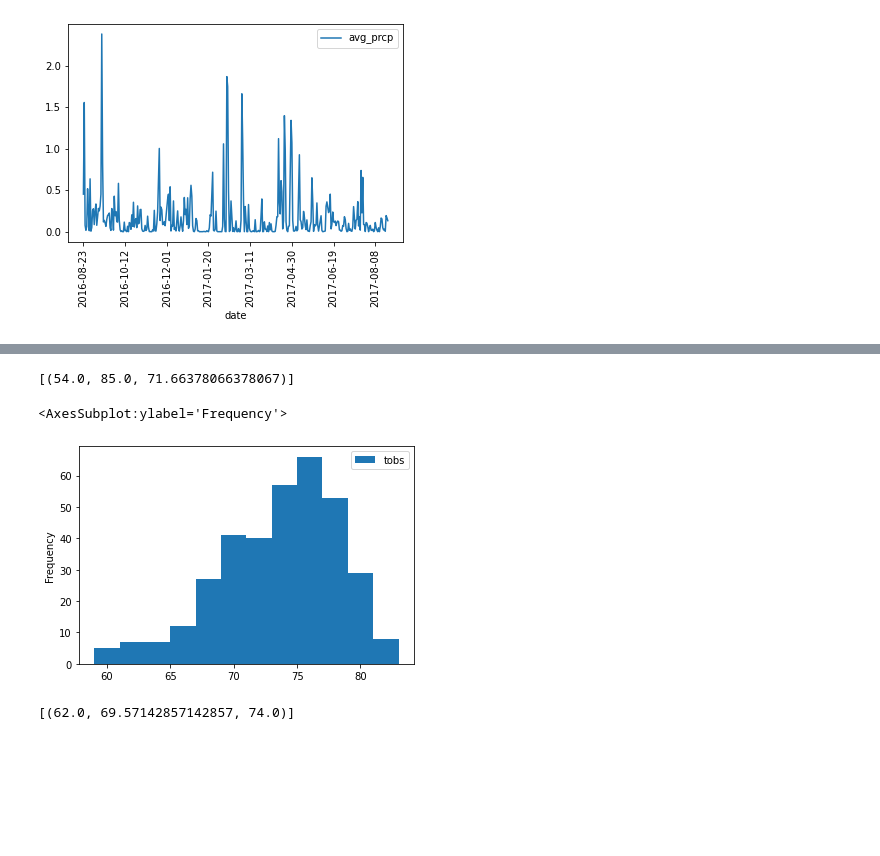
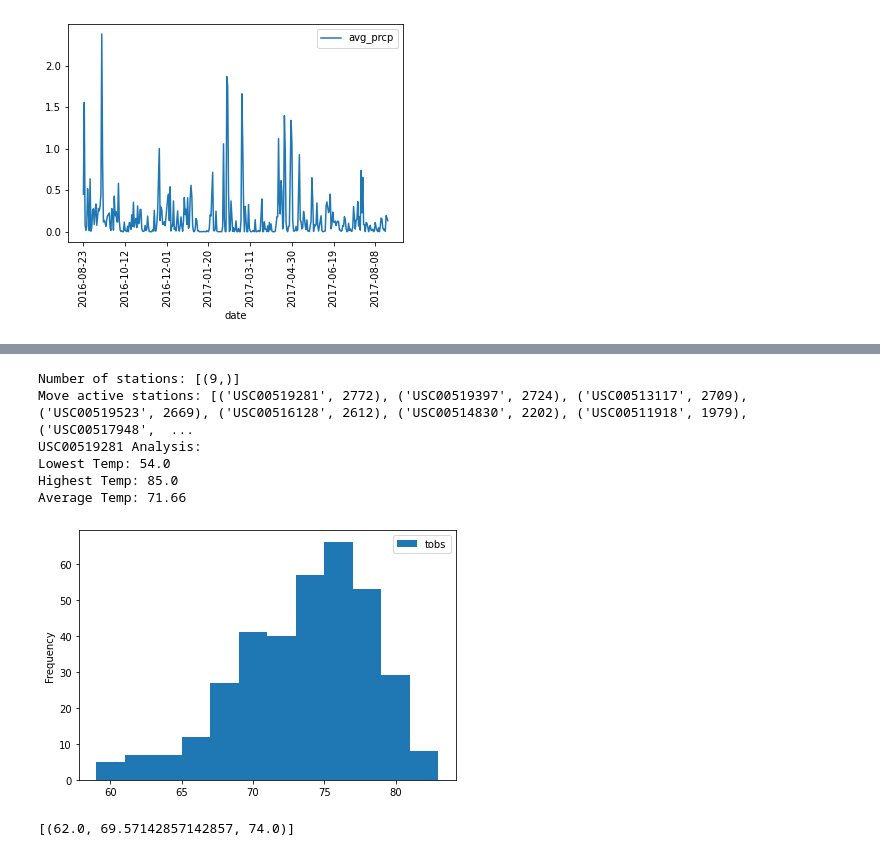
Before and after one commit to Ryndine/climate_analysis, a Jupyter notebook: climate_analysis.ipynb, the cells around one changed output, grey strips where cells are left out. Saved outputs shown, nothing was run; the diff lists cells and outputs as text; code cells hidden in the pictures; blank space fills up the shorter version.

```diff
--- a/climate_analysis.ipynb
+++ b/climate_analysis.ipynb
@@ -130,25 +170,37 @@ session.query(Measurement.station, func.count(Measurement.station)).\
 # %%
-# Using the station id from the previous query, calculate the lowest temperature recorded,
-# highest temperature recorded, and average temperature most active station?
-session.query(func.min(Measurement.tobs), func.max(Measurement.tobs), func.avg(Measurement.tobs)).\
+# Station analysis
+station_count = session.query(func.count(Station.station)).all()
+print(f"Number of stations: {station_count}")
+
+station_activity = session.query(Measurement.station, func.count(Measurement.station)).\
+    group_by(Measurement.station).order_by(func.count(Measurement.station).desc()).all()
+print(f"Move active stations: {station_activity}")
+
+    # Lowest temperature recorded, highest temperature recorded, average temperature of most active station
+most_active_station_temps = session.query(func.min(Measurement.tobs), func.max(Measurement.tobs), func.avg(Measurement.tobs)).\
     filter(Measurement.station == 'USC00519281').all()
+print(f"""USC00519281 Analysis:
+Lowest Temp: {round(most_active_station_temps[0][0], 2)}
+Highest Temp: {round(most_active_station_temps[0][1], 2)}
+Average Temp: {round(most_active_station_temps[0][2], 2)}
+""")
 # %% [output]
-[(54.0, 85.0, 71.66378066378067)]
+Number of stations: [(9,)]
+Move active stations: [('USC00519281', 2772), ('USC00519397', 2724), ('USC00513117', 2709), ('USC00519523', 2669), ('USC00516128', 2612), ('USC00514830', 2202), ('USC00511918', 1979), ('USC00517948',  ...
+USC00519281 Analysis:
+Lowest Temp: 54.0
+Highest Temp: 85.0
+Average Temp: 71.66
 # %%
-# Choose the station with the highest number of temperature observations.
-# Query the last 12 months of temperature observation data for this station and plot the results as a histogram
-import datetime as dt
-from pandas.plotting import table
+# Last 12 months temps of most active station
 prev_year = dt.date(2017, 8, 23) - dt.timedelta(days=365)
 
 results = session.query(Measurement.tobs).\
     filter(Measurement.station == 'USC00519281').\
     filter(Measurement.date >= prev_year).all()
-df = pd.DataFrame(results, columns=['tobs'])
-#print(df)
-df.plot.hist(bins=12)
-#plt.tight_layout()
+mas_temps = pd.DataFrame(results, columns=['tobs'])
+mas_temps.plot.hist(bins=12)
+plt.tight_layout()
 # %% [output]
-<AxesSubplot:ylabel='Frequency'>
-[figure, old version]
+[figure, new version]
 # %%
```
Also changed, not shown: parts of 6 cells of this notebook.
